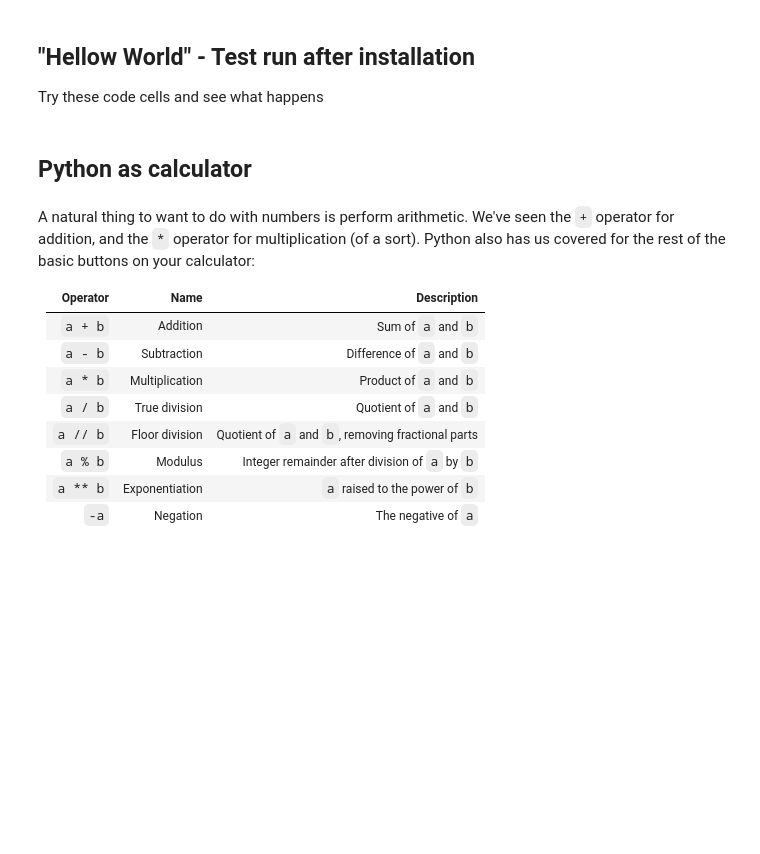
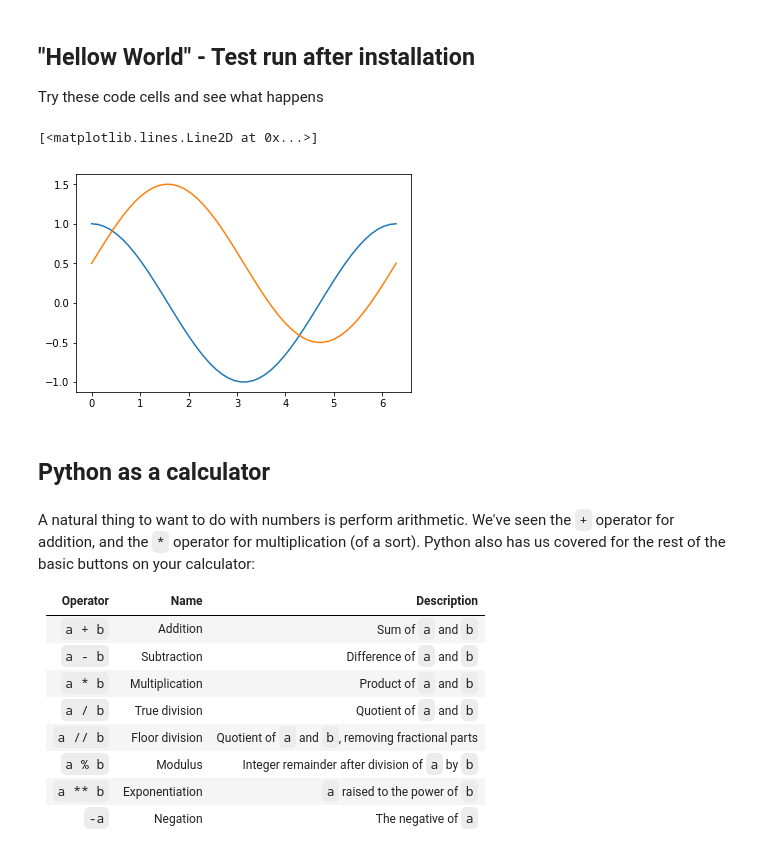
Before and after one commit to quz2004/Python2019, a Jupyter notebook: 01-Intro-Basic-Syntax.ipynb, the cells around one changed output. Cells and saved outputs as stored; diff of their text form; code cells hidden in the pictures; blank space fills up the shorter version.

```diff
--- a/01-Intro-Basic-Syntax.ipynb
+++ b/01-Intro-Basic-Syntax.ipynb
@@ -87,19 +87,22 @@ print(10*3)
 # %%
 %matplotlib inline
 import numpy as np
 from matplotlib import pyplot;
 
 x = np.linspace(0.,np.pi*2, 50)
 y1 = np.cos(x)
 y2 = np.sin(x)
 pyplot.plot(x, y1)
-pyplot.plot(x, y2)
+pyplot.plot(x, y2 + 0.5)
+# %% [output]
+[<matplotlib.lines.Line2D at 0x...>]
+[figure, added]
 # %%
 x
 # %%
 y1
 # %% [markdown]
-## Python as calculator
+## Python as a calculator
 # %% [markdown]
 A natural thing to want to do with numbers is perform arithmetic. We've seen the `+` operator for addition, and the `*` operator for multiplication (of a sort). Python also has us covered for the rest of the basic buttons on your calculator:
 
```
Also changed, not shown: parts of 7 cells of this notebook, 1 other file.
